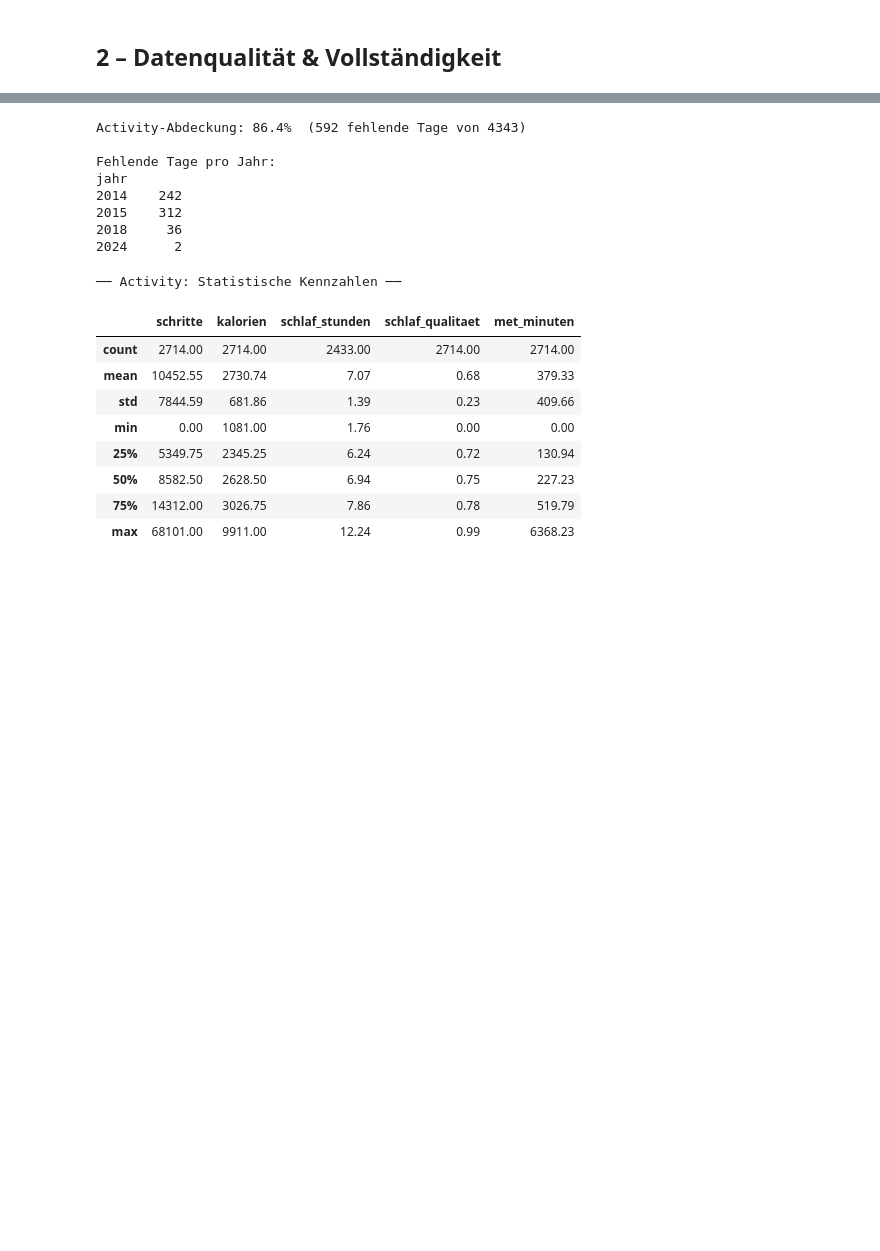
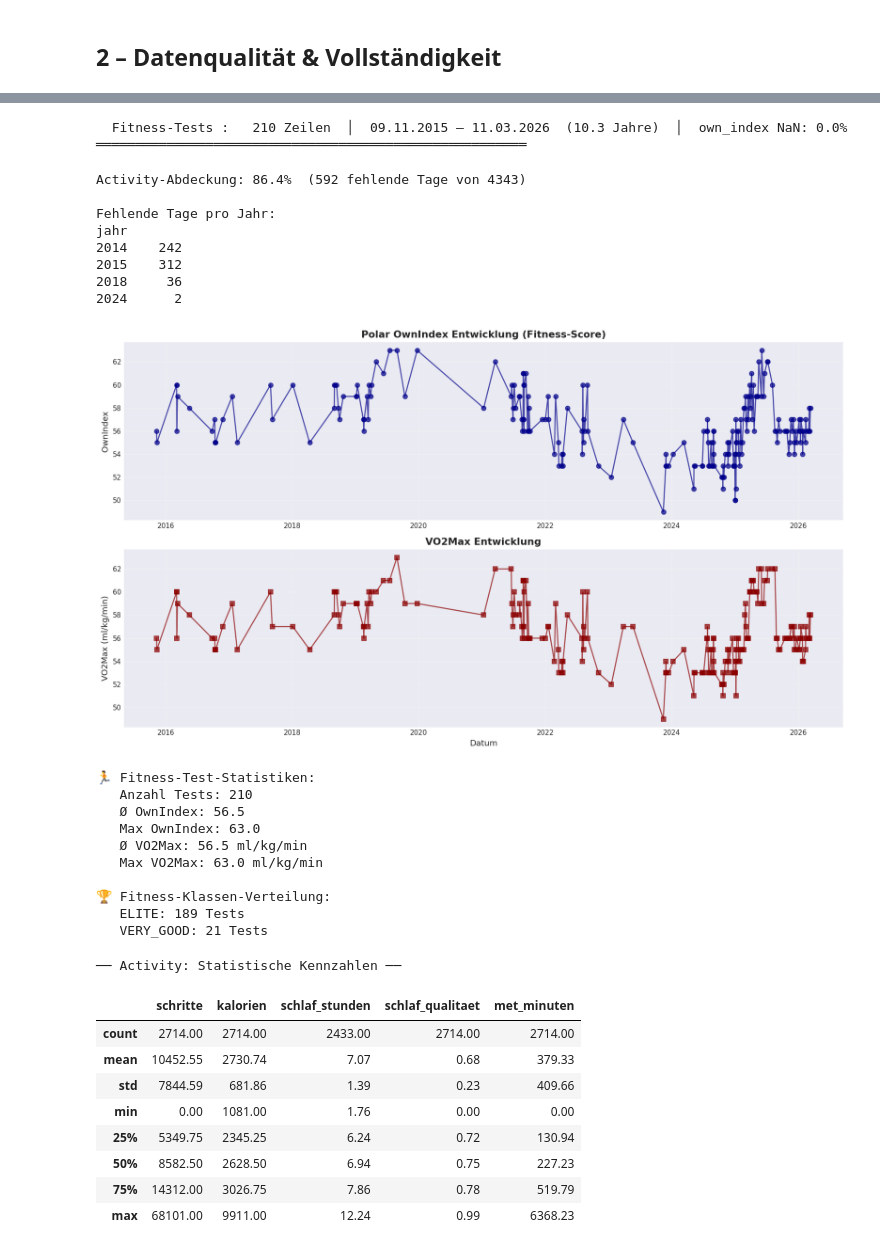
Before and after one commit to resaCH/polar_databricks, a Jupyter notebook: notebooks/02_exploration.ipynb, the cells around one changed output, grey strips where cells are left out. Cells and saved outputs as stored; diff of their text form; code cells hidden in the pictures; blank space fills up the shorter version.

```diff
--- a/notebooks/02_exploration.ipynb
+++ b/notebooks/02_exploration.ipynb
@@ -111,5 +136,20 @@ print("═" * 55)
   HRV           :   369 Zeilen  │  23.12.2024 – 15.03.2026  (1.2 Jahre)  │  hrv_rmssd NaN: 0.0%
 ═══════════════════════════════════════════════════════
+# %%
+# ── Neue Daten zur Übersicht hinzufügen ──────────────────────
+if not df_fitness.empty:
+    von   = df_fitness['datum'].min().strftime('%d.%m.%Y')
+    bis   = df_fitness['datum'].max().strftime('%d.%m.%Y')
+    jahre = (df_fitness['datum'].max() - df_fitness['datum'].min()).days / 365.25
+    nulls = df_fitness['own_index'].isna().sum()
+    null_pct = 100 * nulls / len(df_fitness)
+    print(f"  Fitness-Tests : {len(df_fitness):>5} Zeilen  │  {von} – {bis}  "
+          f"({jahre:.1f} Jahre)  │  own_index NaN: {null_pct:.1f}%")
+
+print("═" * 55)
+# %% [output]
+  Fitness-Tests :   210 Zeilen  │  09.11.2015 – 11.03.2026  (10.3 Jahre)  │  own_index NaN: 0.0%
+═══════════════════════════════════════════════════════
 # %%
 # ── Fehlende Tage visualisieren (Activity) ───────────────────
 if not df_act.empty:
@@ -135,6 +175,53 @@ jahr
 2015    312
 2018     36
 2024      2
+# %%
+# ── Fitness-Test-Entwicklung ─────────────────────────────────
+if not df_fitness.empty:
+    fig, (ax1, ax2) = plt.subplots(2, 1, figsize=(14, 8))
+
+    # OwnIndex über Zeit
+    ax1.plot(df_fitness['datum'], df_fitness['own_index'], 'o-', alpha=0.7, color='darkblue')
+    ax1.set_title('Polar OwnIndex Entwicklung (Fitness-Score)', fontweight='bold')
+    ax1.set_ylabel('OwnIndex')
+    ax1.grid(True, alpha=0.3)
+
+    # VO2Max über Zeit
+    ax2.plot(df_fitness['datum'], df_fitness['vo2max'], 's-', alpha=0.7, color='darkred')
+    ax2.set_title('VO2Max Entwicklung', fontweight='bold')
+    ax2.set_ylabel('VO2Max (ml/kg/min)')
+    ax2.set_xlabel('Datum')
+    ax2.grid(True, alpha=0.3)
+
+    plt.tight_layout()
+    plt.show()
+
+    # Statistiken
+    print("🏃 Fitness-Test-Statistiken:")
+    print(f"   Anzahl Tests: {len(df_fitness)}")
+    print(f"   Ø OwnIndex: {df_fitness['own_index'].mean():.1f}")
+    print(f"   Max OwnIndex: {df_fitness['own_index'].max():.1f}")
+    print(f"   Ø VO2Max: {df_fitness['vo2max'].mean():.1f} ml/kg/min")
+    print(f"   Max VO2Max: {df_fitness['vo2max'].max():.1f} ml/kg/min")
+
+    # Fitness-Klassen-Verteilung
+    if 'fitness_class' in df_fitness.columns:
+        class_counts = df_fitness['fitness_class'].value_counts()
+        print(f"\n🏆 Fitness-Klassen-Verteilung:")
+        for cls, count in class_counts.items():
+            print(f"   {cls}: {count} Tests")
+# %% [output]
+[figure, added]
+🏃 Fitness-Test-Statistiken:
+   Anzahl Tests: 210
+   Ø OwnIndex: 56.5
+   Max OwnIndex: 63.0
+   Ø VO2Max: 56.5 ml/kg/min
+   Max VO2Max: 63.0 ml/kg/min
+
+🏆 Fitness-Klassen-Verteilung:
+   ELITE: 189 Tests
+   VERY_GOOD: 21 Tests
 # %%
 # ── Statistische Übersicht ───────────────────────────────────
 print("\n── Activity: Statistische Kennzahlen ──")
```
Also changed, not shown: parts of 6 cells of this notebook, 12 other files.
